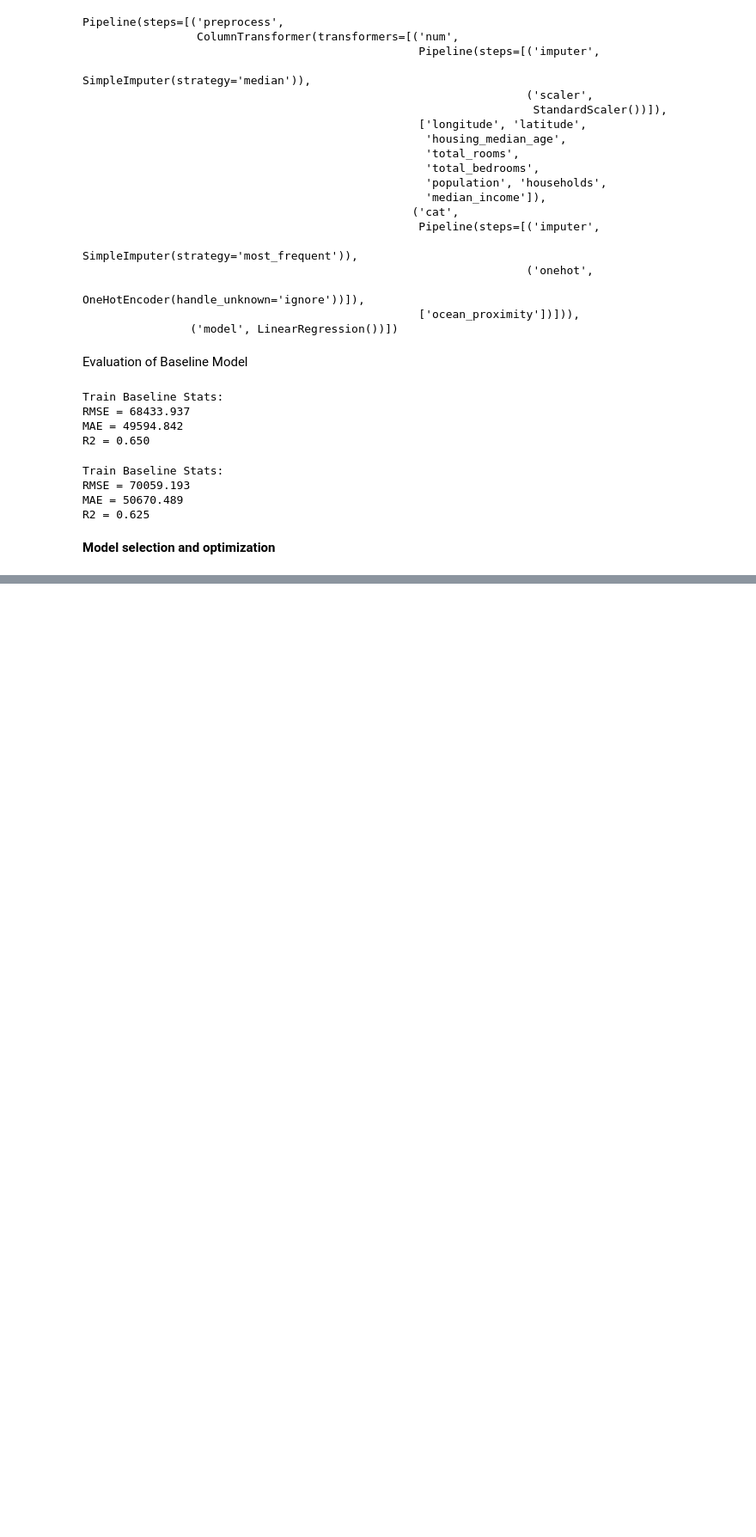
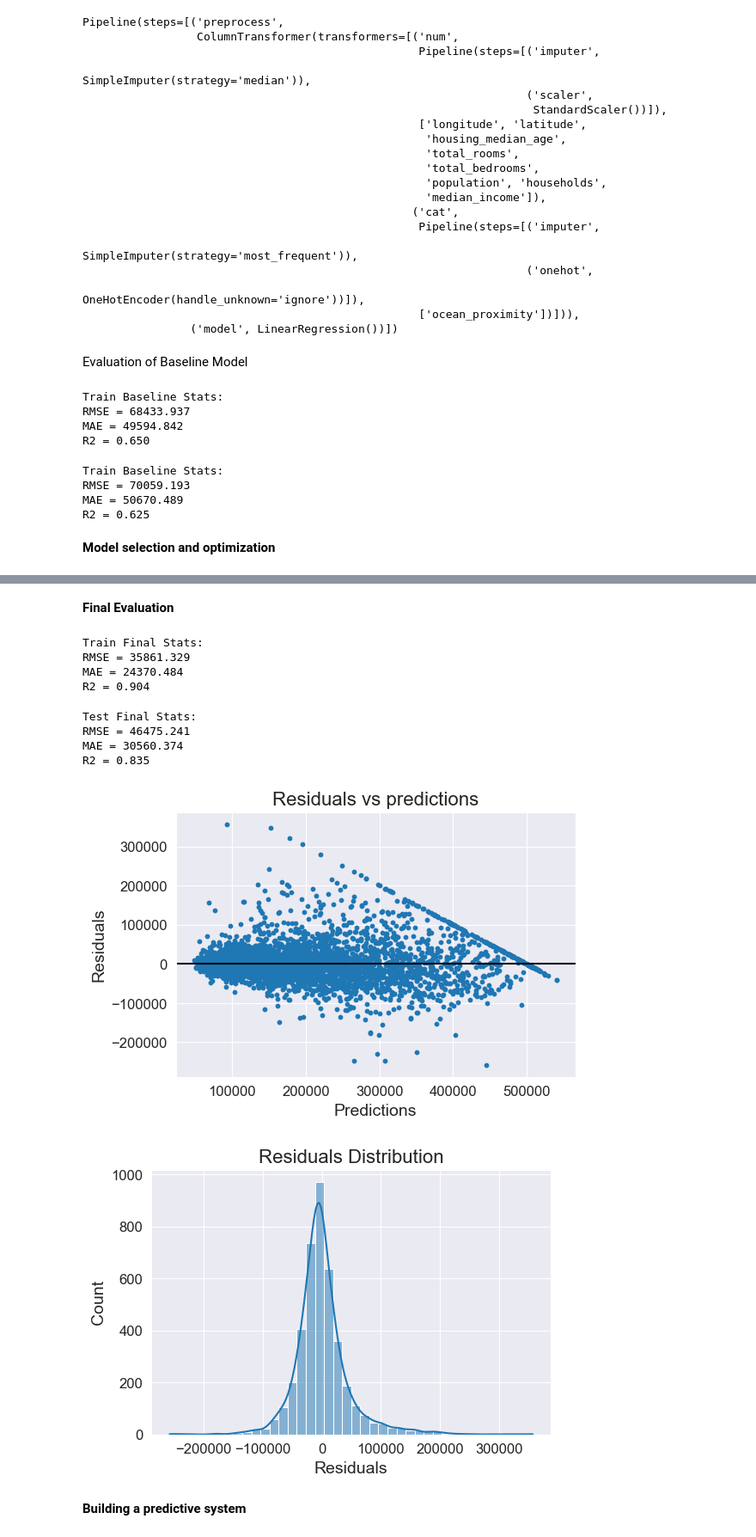
Before and after one commit to Sabin-Basnet/House-Price-predictions-using-ML, a Jupyter notebook: prediction.ipynb, the cells around one changed output, grey strips where cells are left out. Shown at 86% size. Saved outputs shown, nothing was run; the diff lists cells and outputs as text; code cells hidden in the pictures; blank space fills up the shorter version.

```diff
--- a/prediction.ipynb
+++ b/prediction.ipynb
@@ -377,0 +468,16 @@ for name, model in models.items():
+# %%
+hgb_best = Pipeline(
+    steps=[
+        ('preprocess', preprocess),
+        ('model', HistGradientBoostingRegressor(
+            l2_regularization=0.0,
+            learning_rate= 0.1,
+            max_depth= None,
+            max_leaf_nodes= 63,
+            min_samples_leaf= 20
+        ))
+    ]
+)
+# %%
+# train best model on entire training data
+hgb_best.fit(X_train, y_train)
@@ -377,0 +504,55 @@ for name, model in models.items():
+# %% [markdown]
+**Final Evaluation**
+# %%
+train_final_pred = hgb_best.predict(X_train)
+
+train_final_rmse = root_mean_squared_error(y_train, train_final_pred)
+train_final_mae = mean_absolute_error(y_train, train_final_pred)
+train_final_r2 = r2_score(y_train, train_final_pred)
+print("Train Final Stats:")
+print(f"RMSE = {train_final_rmse:.3f}")
+print(f"MAE = {train_final_mae:.3f}")
+print(f"R2 = {train_final_r2:.3f}")
+# %% [output]
+Train Final Stats:
+RMSE = 35861.329
+MAE = 24370.484
+R2 = 0.904
+# %%
+test_final_pred = hgb_best.predict(X_test)
+
+test_final_rmse = root_mean_squared_error(y_test, test_final_pred)
+test_final_mae = mean_absolute_error(y_test, test_final_pred)
+test_final_r2 = r2_score(y_test, test_final_pred)
+print("Test Final Stats:")
+print(f"RMSE = {test_final_rmse:.3f}")
+print(f"MAE = {test_final_mae:.3f}")
+print(f"R2 = {test_final_r2:.3f}")
+# %% [output]
+Test Final Stats:
+RMSE = 46475.241
+MAE = 30560.374
+R2 = 0.835
+# %%
+# residual plot
+residuals = y_test - test_final_pred
+
+plt.figure(figsize=(6,4))
+plt.scatter(test_final_pred, residuals, s=10)
+plt.axhline(0, color='black')
+plt.title("Residuals vs predictions")
+plt.xlabel("Predictions")
+plt.ylabel("Residuals")
+plt.show()
+
+plt.figure(figsize=(6,4))
+sns.histplot(residuals, bins=40, kde=True)
+plt.title("Residuals Distribution")
+plt.xlabel("Residuals")
+plt.ylabel("Count")
+plt.show()
+# %% [output]
+[figure, added]
+[figure, added]
+# %% [markdown]
+**Building a predictive system**
```
Also changed, not shown: parts of 12 cells of this notebook, 2 other files.
